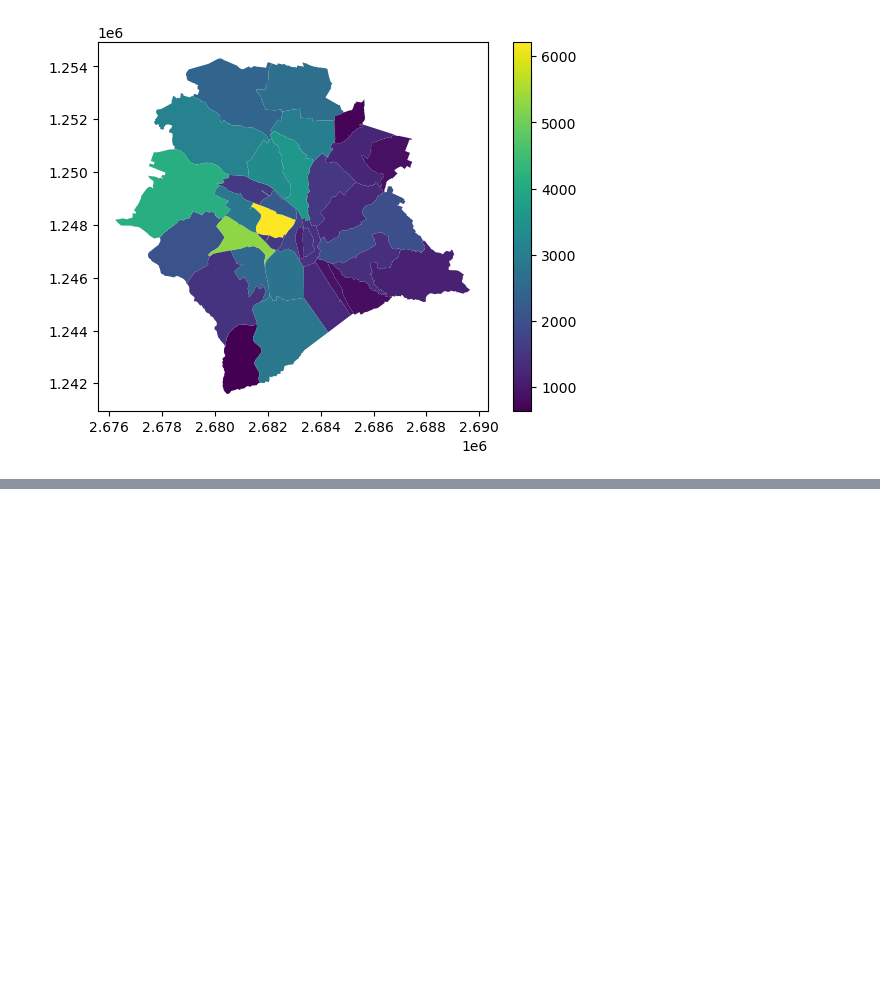
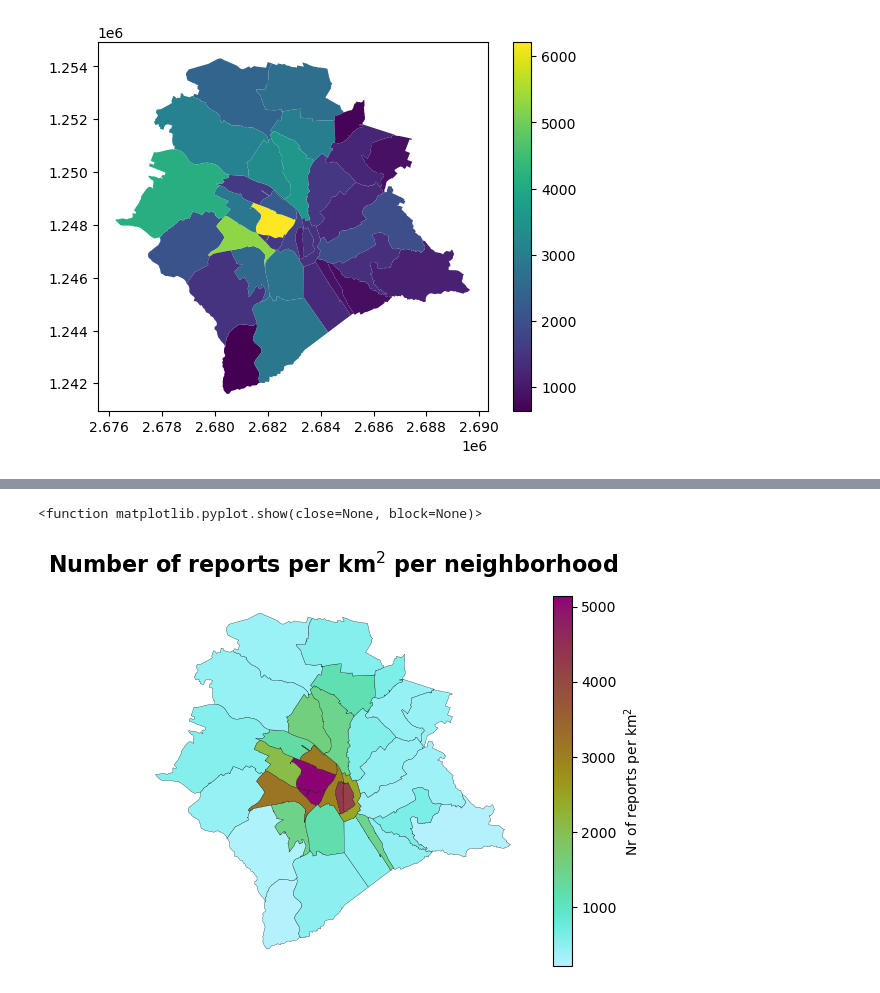
Before and after one commit to mj1905/sds210_project_Matthias_Jost, a Jupyter notebook: notebooks/Q1_area_dependency.ipynb, the cells around one changed output, grey strips where cells are left out. Drawn from its saved outputs; the diff is of its cells as text; code cells hidden in the pictures; blank space fills up the shorter version.

```diff
--- a/notebooks/Q1_area_dependency.ipynb
+++ b/notebooks/Q1_area_dependency.ipynb
@@ -113,0 +86,4 @@ quartiere.plot(ax=ax, column="nr_reports", legend=True)
+# %%
+quartiere["reports_per_km2"]=(quartiere["nr_reports"]/quartiere["area_km2"])
+
+display(quartiere.head(2))
@@ -113,0 +110,30 @@ quartiere.plot(ax=ax, column="nr_reports", legend=True)
+# %%
+fig, ax= plt.subplots()
+
+# defines the legend options
+legend_options = {
+    "label": "Nr of reports per km$^{2}$",
+    "orientation": "vertical",
+    "shrink": 1,
+    "pad": 0.05,
+}
+
+#plot the layer
+quartiere.plot(ax=ax,
+             column="reports_per_km2",
+             cmap=cmc.hawaii_r,
+             legend=True,
+             legend_kwds=legend_options,
+             edgecolor="black", linewidth=0.2
+             )
+
+#all ax commands
+ax.axis("off")
+ax.set_title("Number of reports per km$^{2}$ per neighborhood", fontsize=16, loc="center", fontweight="bold")
+
+#export an display the final map
+export_result_to_png("Q1_final_map")
+plt.show
+# %% [output]
+<function matplotlib.pyplot.show(close=None, block=None)>
+[figure, added]
```
Also changed, not shown: parts of 12 cells of this notebook, 2 other files.
